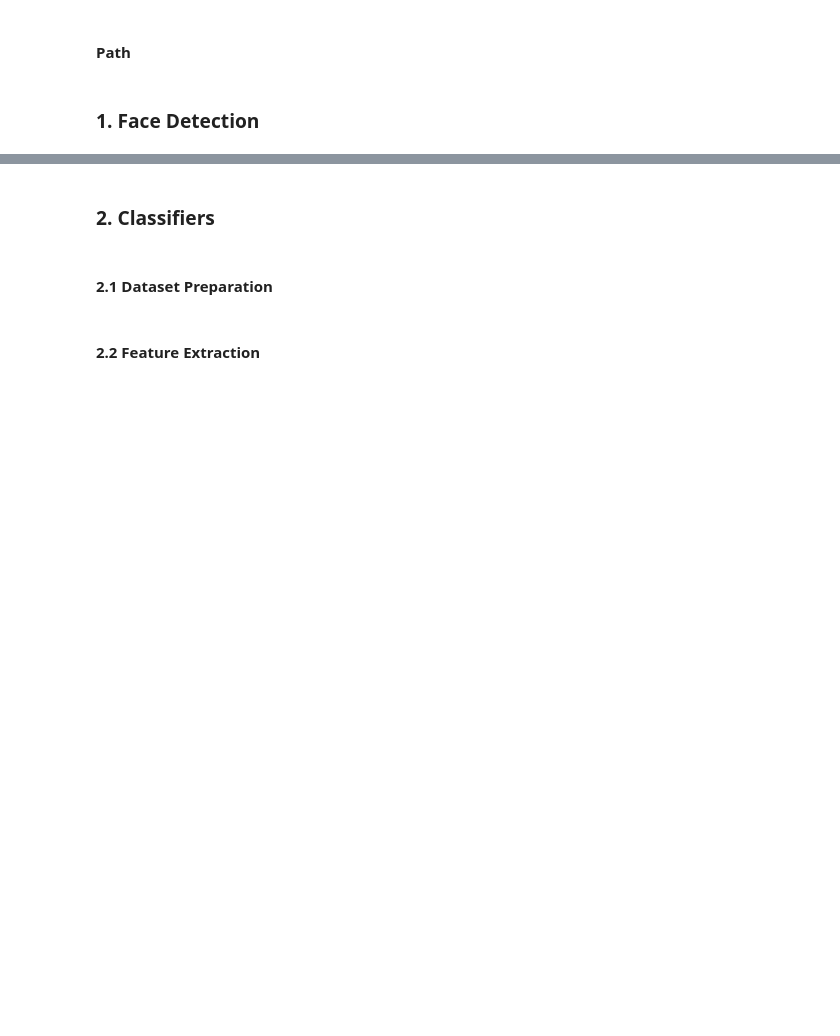
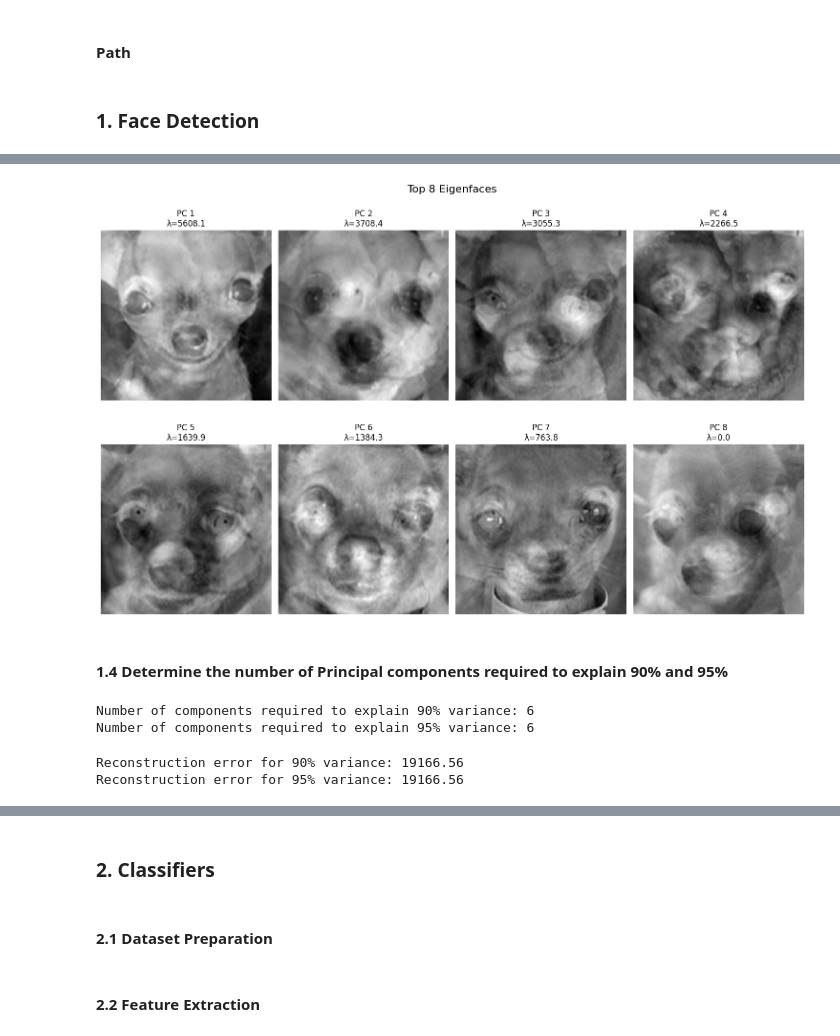
Before and after one commit to jewoolee0502/ComputerVision, a Jupyter notebook: ECSE415_A3.ipynb, the cells around one changed output, grey strips where cells are left out. Saved outputs shown, nothing was run; the diff lists cells and outputs as text; code cells hidden in the pictures; blank space fills up the shorter version.

```diff
--- a/ECSE415_A3.ipynb
+++ b/ECSE415_A3.ipynb
@@ -25,0 +166,61 @@ path = '/content/drive/MyDrive/McGill/2025/Fall 2025/ECSE 415/A3/'
+# %%
+# display top 8 eigenfaces
+height, width = resized_chihuahua_images[0].shape
+num = eigenfaces.shape[1]
+
+fig, axs = plt.subplots(2, 4, figsize=(15, 10))
+fig.suptitle('Top 8 Eigenfaces', fontsize=16)
+
+for i in range(num):
+  eigenface = eigenfaces[:, i].reshape(height, width)
+
+  # normalize
+  eigenface_display = (eigenface - np.min(eigenface)) / (np.max(eigenface) - np.min(eigenface))
+  eigenface_display = (eigenface_display * 255).astype(np.uint8)
+
+  axs[i // 4, i % 4].imshow(eigenface, cmap='gray')
+  axs[i // 4, i % 4].set_title(f'PC {i+1}\nλ={sorted_eigenvalues[i]:.1f}')
+  axs[i // 4, i % 4].axis('off')
+
+plt.tight_layout()
+plt.show()
+# %% [output]
+[figure, added]
+# %% [markdown]
+#### 1.4 Determine the number of Principal components required to explain 90% and 95%
+# %%
+total_variance = np.sum(sorted_eigenvalues)
+variance_explained = sorted_eigenvalues / total_variance
+cumulative_variance = np.cumsum(variance_explained)
+
+# number of 90% and 95% components variance
+num_components_90 = np.argmax(cumulative_variance >= 0.9) + 1
+num_components_95 = np.argmax(cumulative_variance >= 0.95) + 1
+
+print(f"Number of components required to explain 90% variance: {num_components_90}")
+print(f"Number of components required to explain 95% variance: {num_components_95}")
+# %% [output]
+Number of components required to explain 90% variance: 6
+Number of components required to explain 95% variance: 6
+# %%
+# reconstruction errors implementation
+def reconstruction(centered_img, eigenfaces, mean_vector, num_comp):
+  coef = centered_img @ eigenfaces[:, :num_comp]
+  reconst_center = mean_vector + coef @ eigenfaces[:, :num_comp].T
+  reconst_imgs = reconst_center + mean_vector
+
+  orig_imgs = centered_img + mean_vector
+  mse = np.mean((orig_imgs - reconst_imgs)**2)
+
+  return reconst_imgs, mse
+
+# reconstruction for 90%
+reconst_imgs_90, mse_90 = reconstruction(centered_images, eigenfaces, mean_vector, num_components_90)
+print(f"Reconstruction error for 90% variance: {mse_90:.2f}")
+
+# reconstruction for 95%
+reconst_imgs_95, mse_95 = reconstruction(centered_images, eigenfaces, mean_vector, num_components_95)
+print(f"Reconstruction error for 95% variance: {mse_95:.2f}")
+# %% [output]
+Reconstruction error for 90% variance: 19166.56
+Reconstruction error for 95% variance: 19166.56
```
Also changed, not shown: parts of 16 cells of this notebook.
